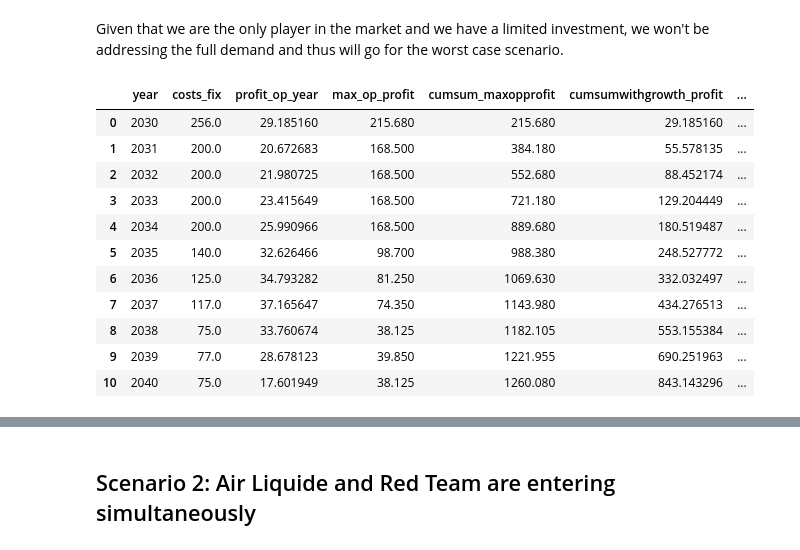
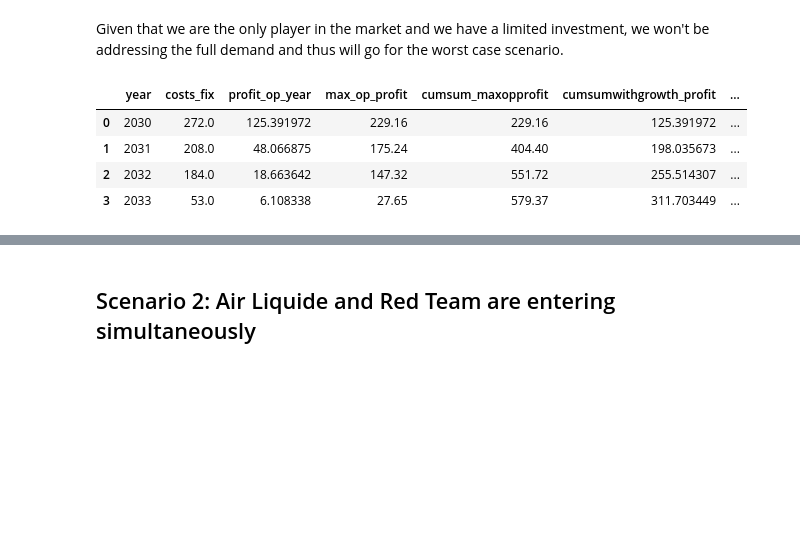
Before and after one commit to Hypatia-II/H2_stations_network, a Jupyter notebook: notebook.ipynb, the cells around one changed output, grey strips where cells are left out. Cells and saved outputs as stored; diff of their text form; code cells hidden in the pictures; blank space fills up the shorter version.

```diff
--- a/notebook.ipynb
+++ b/notebook.ipynb
@@ -240,5 +245,7 @@ final_points = scenarios.get_size_station(regions_dem, polygons, score_total)
 # %% [markdown]
 # Part 3: Determine the number and location of stations to deploy each year and the profitability.
+# %%
+competition_scenarios = Competition_Scenarios(jsons, path_conf='params/config.json')
 # %% [markdown]
 ## Scenario 1: Air Liquide is the only player in the market
 # %% [markdown]
@@ -250,27 +257,19 @@ region_breakdown = jsons['output_scenario2']["num_stations_2040"] + jsons['outpu
 top_locations = scenarios.distribute_locations(sorted_locations = sorted_locations,region_breakdown = region_breakdown)
 regions_dem = jsons['output_refills_scenario2']["RT_2040_total"] + jsons['output_refills_scenario2']["RT_2030_total"]
 top_locations = list(zip(top_locations[0], top_locations[1]))
-#polygons = scenarios.merge_closest_points(top_locations)
 new_points = scenarios.fix_locations(top_locations)
 polygons = scenarios.merge_closest_points(new_points)
+polygons = scenarios.fix_locations(polygons)
 score_total = sum([score for i, score in top_locations])
 final_points = scenarios.get_size_station(regions_dem, polygons, score_total)
 # %%
-competition_scenarios = Competition_Scenarios(jsons, path_conf='params/config.json', scenario="scenario1")
-final_points_scenario1 = competition_scenarios.stations_per_year(final_points)
+final_points_scenario1 = competition_scenarios.stations_per_year(final_points, scenario="scenario1")
 operation_profit_scenario1 = competition_scenarios.calculate_yearly_op_profit(final_points_scenario1)
 cost_yearly_scenario1 = competition_scenarios.get_profitability_by_year(operation_profit_scenario1)
 cost_yearly_scenario1
 # %% [output]
 |  | year | costs_fix | profit_op_year | max_op_profit | cumsum_maxopprofit | cumsumwithgrowth_profit | ... |
-| 0 | 2030 | 256.0 | 29.185160 | 215.680 | 215.680 | 29.185160 | ... |
-| 1 | 2031 | 200.0 | 20.672683 | 168.500 | 384.180 | 55.578135 | ... |
-| 2 | 2032 | 200.0 | 21.980725 | 168.500 | 552.680 | 88.452174 | ... |
-| 3 | 2033 | 200.0 | 23.415649 | 168.500 | 721.180 | 129.204449 | ... |
-| 4 | 2034 | 200.0 | 25.990966 | 168.500 | 889.680 | 180.519487 | ... |
-| 5 | 2035 | 140.0 | 32.626466 | 98.700 | 988.380 | 248.527772 | ... |
-| 6 | 2036 | 125.0 | 34.793282 | 81.250 | 1069.630 | 332.032497 | ... |
-| 7 | 2037 | 117.0 | 37.165647 | 74.350 | 1143.980 | 434.276513 | ... |
-| 8 | 2038 | 75.0 | 33.760674 | 38.125 | 1182.105 | 553.155384 | ... |
-| 9 | 2039 | 77.0 | 28.678123 | 39.850 | 1221.955 | 690.251963 | ... |
-| 10 | 2040 | 75.0 | 17.601949 | 38.125 | 1260.080 | 843.143296 | ... |
+| 0 | 2030 | 272.0 | 125.391972 | 229.16 | 229.16 | 125.391972 | ... |
+| 1 | 2031 | 208.0 | 48.066875 | 175.24 | 404.40 | 198.035673 | ... |
+| 2 | 2032 | 184.0 | 18.663642 | 147.32 | 551.72 | 255.514307 | ... |
+| 3 | 2033 | 53.0 | 6.108338 | 27.65 | 579.37 | 311.703449 | ... |
```
Also changed, not shown: parts of 12 cells of this notebook, 2 other files.
